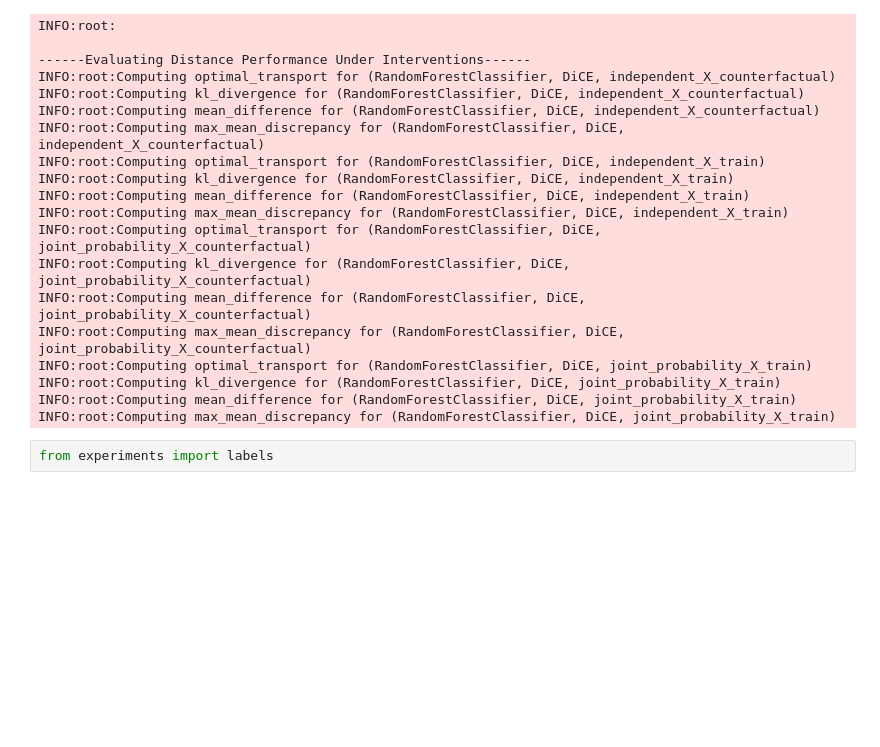
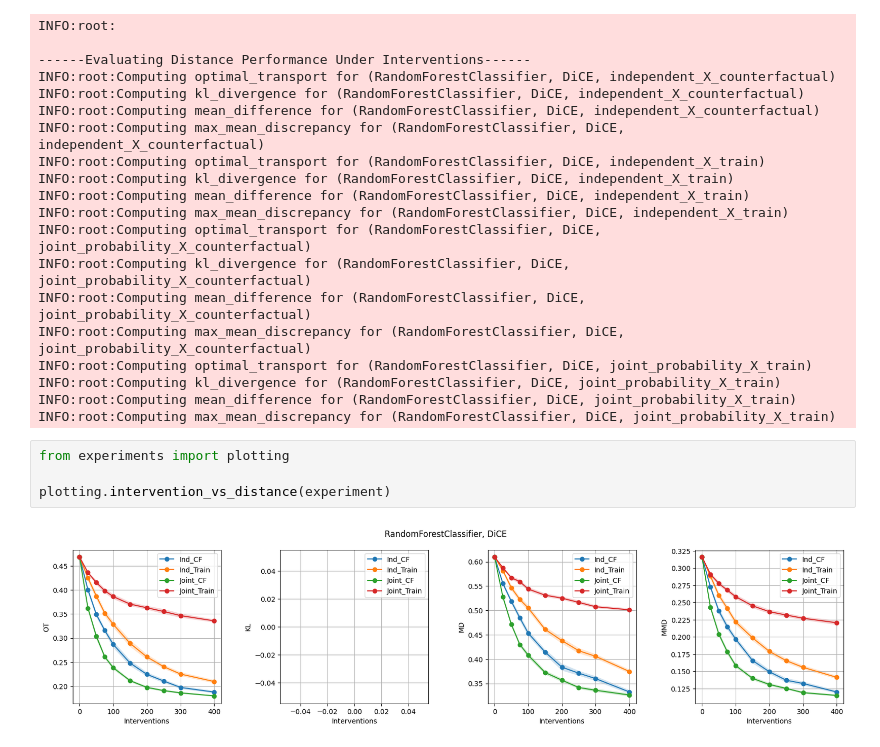
Before and after one commit to youlei202/Refining-Counterfactual-Explanations, a Jupyter notebook: german_credit.ipynb, the cells around one changed output. Drawn from its saved outputs; the diff is of its cells as text; blank space fills up the shorter version.

Commit message:
experiment runnable

```diff
--- a/german_credit.ipynb
+++ b/german_credit.ipynb
@@ -162,4 +171,8 @@ INFO:root:Computing kl_divergence for (RandomForestClassifier, DiCE, joint_proba
 INFO:root:Computing mean_difference for (RandomForestClassifier, DiCE, joint_probability_X_train)
 INFO:root:Computing max_mean_discrepancy for (RandomForestClassifier, DiCE, joint_probability_X_train)
 # %%
-from experiments import labels
+from experiments import plotting
+
+plotting.intervention_vs_distance(experiment)
+# %% [output]
+[figure, added]
```
Also changed, not shown: parts of 7 cells of this notebook, 1 other file.
